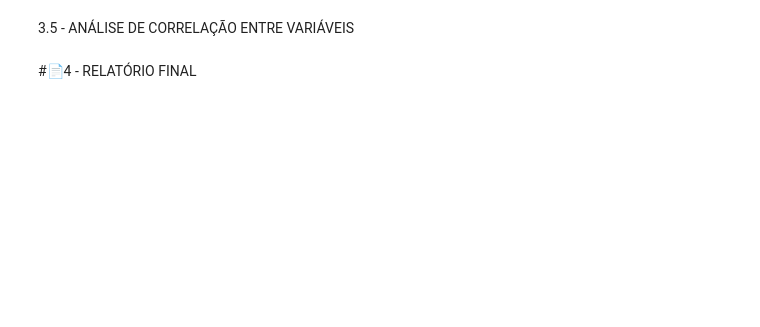
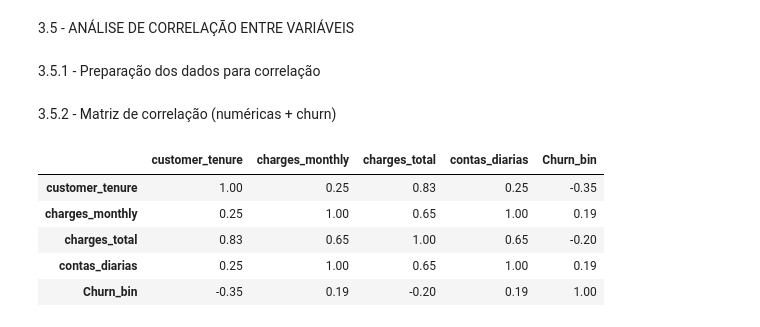
Before and after one commit to jcmaiolo/Challenge-churn-de-clientes, a Jupyter notebook: TelecomX_BR.ipynb, the cells around one changed output. Drawn from its saved outputs; the diff is of its cells as text; code cells hidden in the pictures; blank space fills up the shorter version.

```diff
--- a/TelecomX_BR.ipynb
+++ b/TelecomX_BR.ipynb
@@ -639,4 +713,31 @@ VARIÁVEL: phone_multiple_lines
 # %% [markdown]
 3.5 - ANÁLISE DE CORRELAÇÃO ENTRE VARIÁVEIS
-# %% [markdown]
-#📄4 - RELATÓRIO FINAL
+# %% [markdown]
+3.5.1 - Preparação dos dados para correlação
+# %%
+# Correlação exige variáveis numéricas.
+# Como Churn é categórica (no / yes), precisamos convertê-la para binário.
+
+df_corr = df.copy()
+df_corr['Churn_bin'] = df_corr['Churn'].map({'no': 0, 'yes': 1})
+# %% [markdown]
+3.5.2 - Matriz de correlação (numéricas + churn)
+# %%
+# Variaveis relevantes
+corr_cols = [
+    'customer_tenure',
+    'charges_monthly',
+    'charges_total',
+    'contas_diarias',
+    'Churn_bin'
+]
+
+corr_matrix = df_corr[corr_cols].corr().round(2)
+corr_matrix
+# %% [output]
+|  | customer_tenure | charges_monthly | charges_total | contas_diarias | Churn_bin |
+| customer_tenure | 1.00 | 0.25 | 0.83 | 0.25 | -0.35 |
+| charges_monthly | 0.25 | 1.00 | 0.65 | 1.00 | 0.19 |
+| charges_total | 0.83 | 0.65 | 1.00 | 0.65 | -0.20 |
+| contas_diarias | 0.25 | 1.00 | 0.65 | 1.00 | 0.19 |
+| Churn_bin | -0.35 | 0.19 | -0.20 | 0.19 | 1.00 |
```
Also changed, not shown: parts of 14 cells of this notebook.
